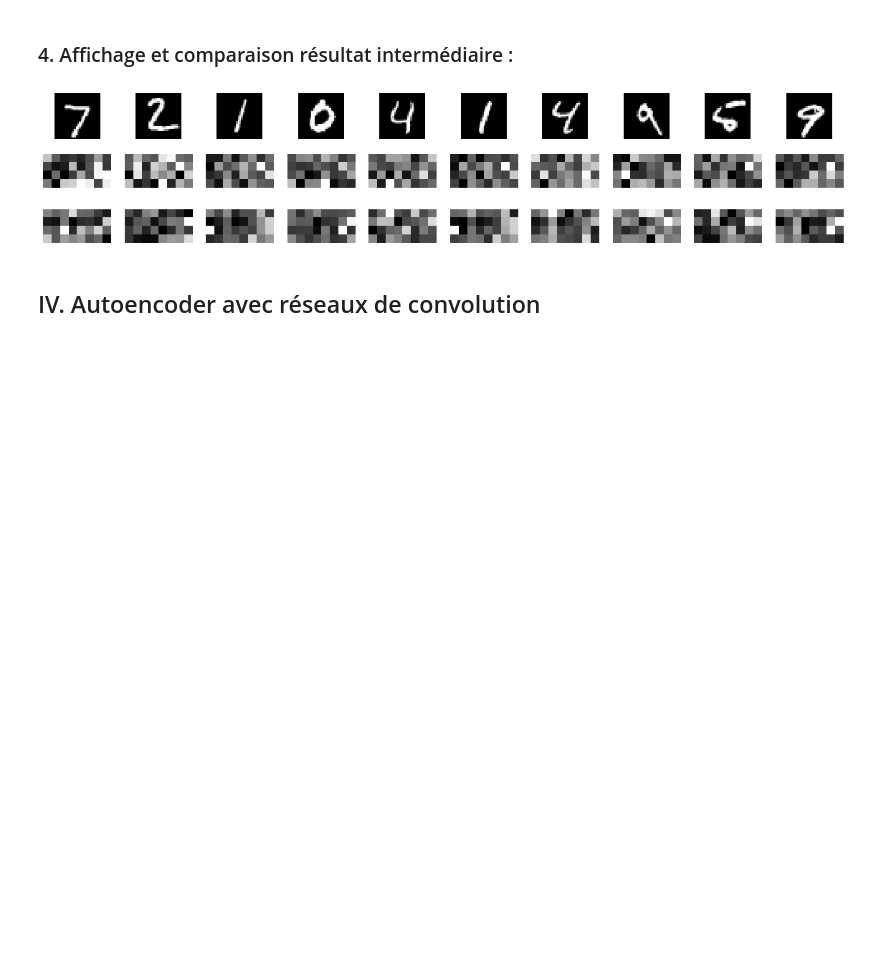
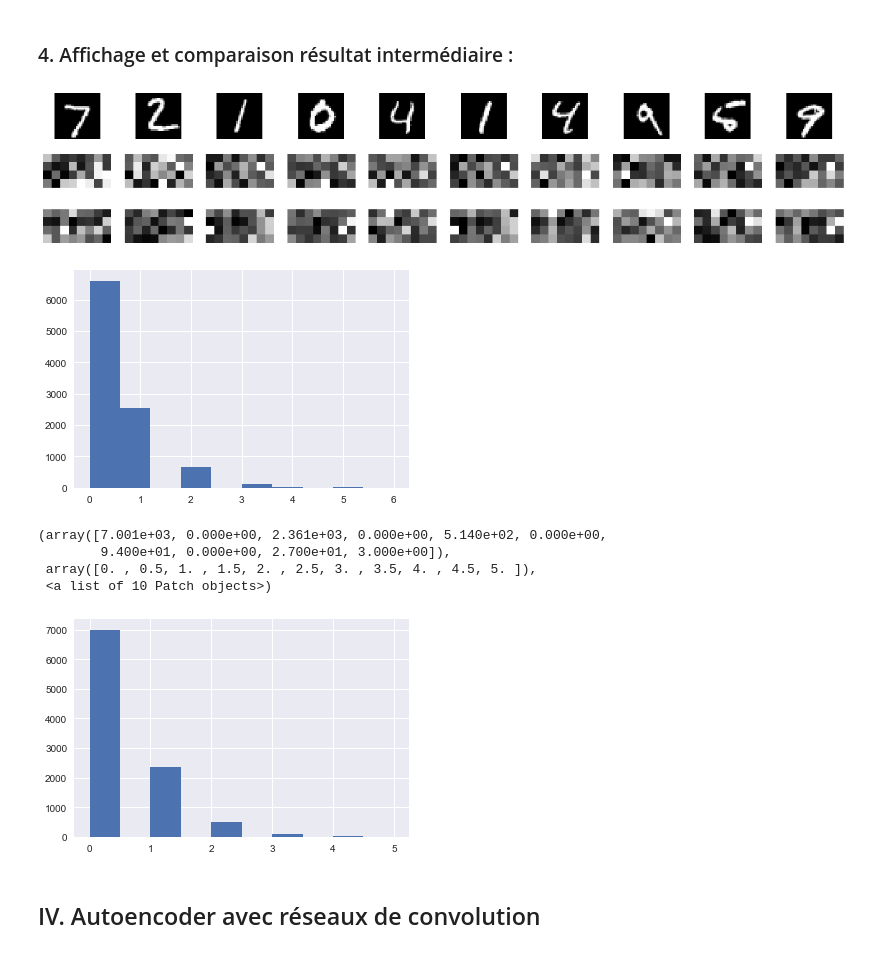
Before and after one commit to rgear/projet_BE, a Jupyter notebook: Sequential_autoencoder.ipynb, the cells around one changed output. Saved outputs shown, nothing was run; the diff lists cells and outputs as text; code cells hidden in the pictures; blank space fills up the shorter version.

```diff
--- a/Sequential_autoencoder.ipynb
+++ b/Sequential_autoencoder.ipynb
@@ -250,6 +250,17 @@ for i in range(n):
 plt.show()
 # %% [output]
 [figure]
+# %%
+plt.hist(np.sum(encoder_Sparse_imgs==0,axis=1))
+plt.show()
+plt.hist(np.sum(encoder_imgs==0,axis=1))
+# %% [output]
+[figure, added]
+(array([7.001e+03, 0.000e+00, 2.361e+03, 0.000e+00, 5.140e+02, 0.000e+00,
+        9.400e+01, 0.000e+00, 2.700e+01, 3.000e+00]),
+ array([0. , 0.5, 1. , 1.5, 2. , 2.5, 3. , 3.5, 4. , 4.5, 5. ]),
+ <a list of 10 Patch objects>)
+[figure, added]
 # %% [markdown]
 ## IV. Autoencoder avec réseaux de convolution
 # %% [markdown]
```
